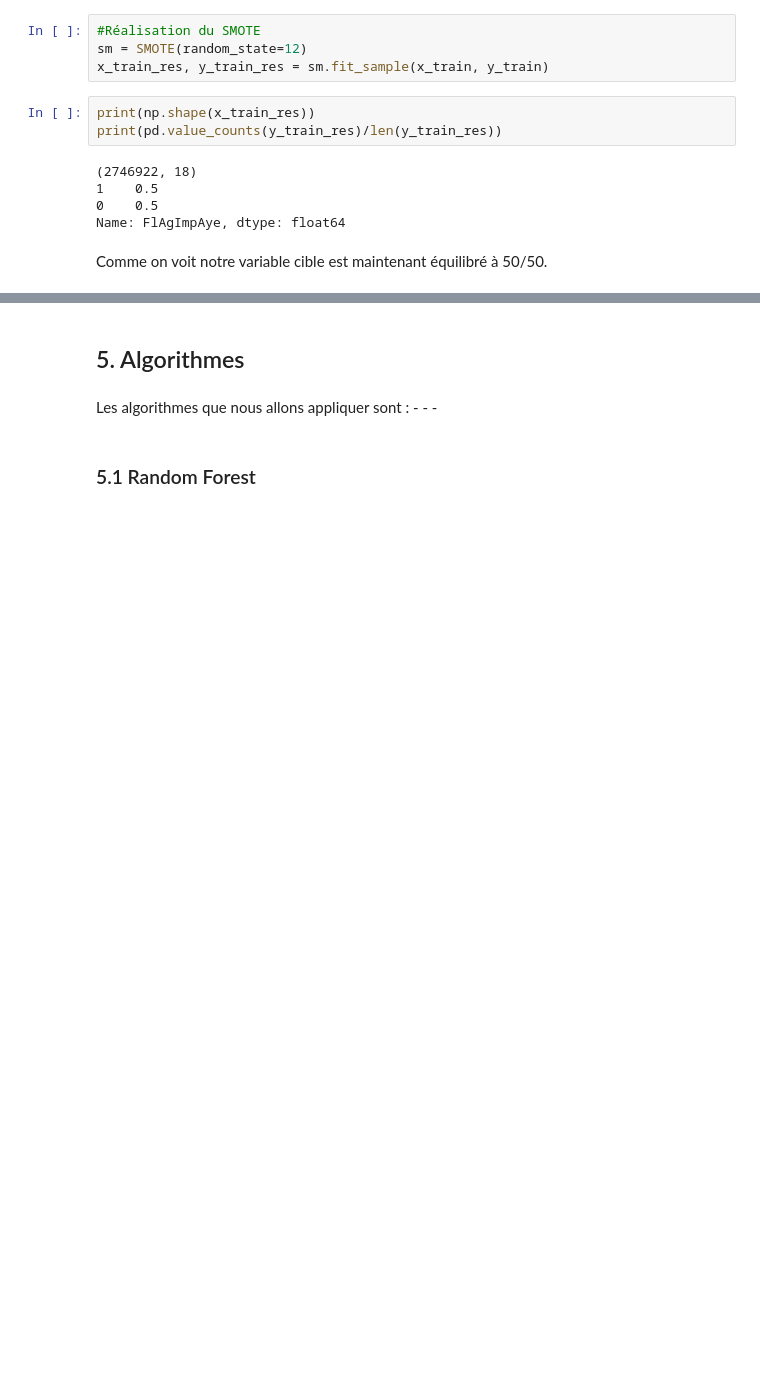
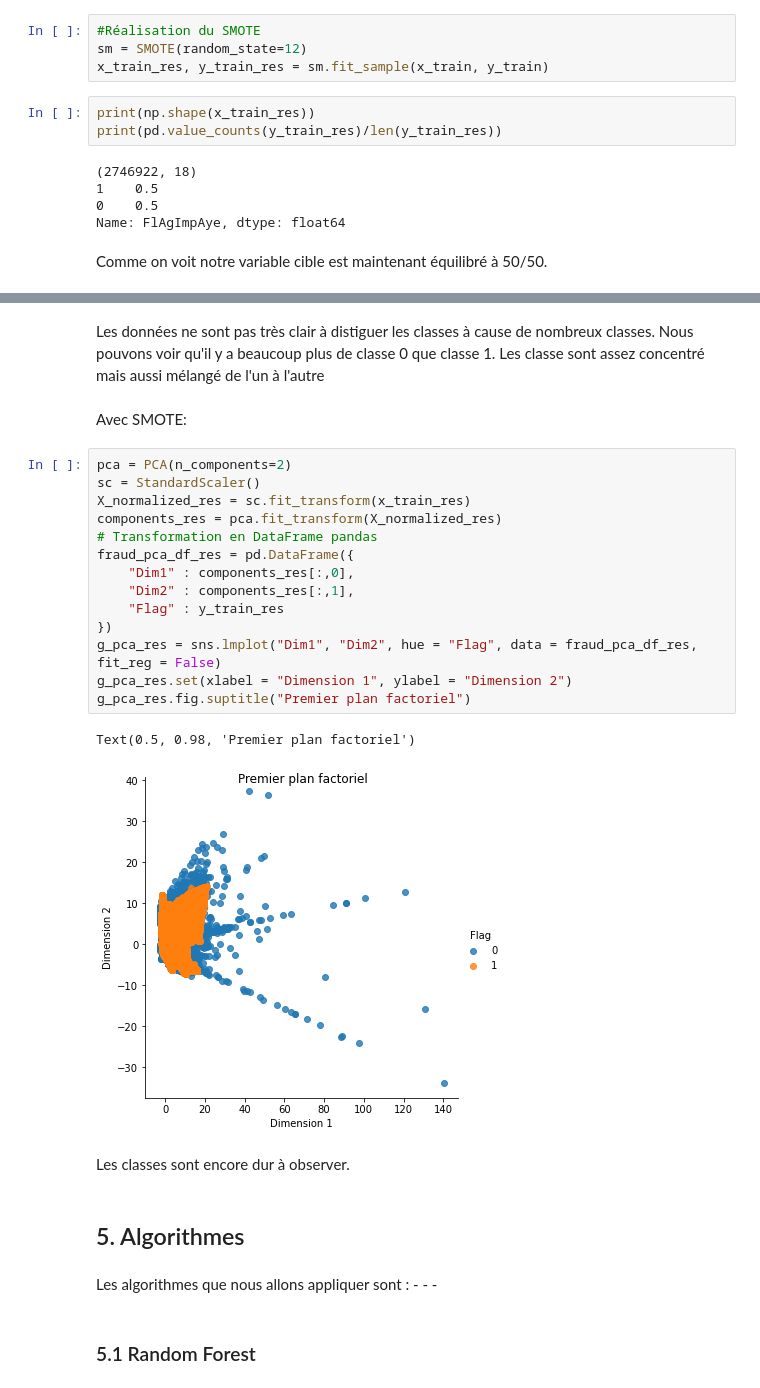
Before and after one commit to hoangkhanh2510/Fraud, a Jupyter notebook: BIG DATA.ipynb, the cells around one changed output, grey strips where cells are left out. Drawn from its saved outputs; the diff is of its cells as text; blank space fills up the shorter version.

```diff
--- a/BIG DATA.ipynb
+++ b/BIG DATA.ipynb
@@ -347,3 +391,26 @@ Comme on voit notre variable cible est maintenant équilibré à 50/50.
+# %% [markdown]
+Les données ne sont pas très clair à distiguer les classes à cause de nombreux classes. Nous pouvons voir qu'il y a beaucoup plus de classe 0 que classe 1. Les classe sont assez concentré mais aussi mélangé de l'un à l'autre
+# %% [markdown]
+Avec SMOTE:
+# %%
+pca = PCA(n_components=2)
+sc = StandardScaler()
+X_normalized_res = sc.fit_transform(x_train_res)
+components_res = pca.fit_transform(X_normalized_res)
+# Transformation en DataFrame pandas
+fraud_pca_df_res = pd.DataFrame({
+    "Dim1" : components_res[:,0],
+    "Dim2" : components_res[:,1],
+    "Flag" : y_train_res
+})
+g_pca_res = sns.lmplot("Dim1", "Dim2", hue = "Flag", data = fraud_pca_df_res, fit_reg = False)
+g_pca_res.set(xlabel = "Dimension 1", ylabel = "Dimension 2")
+g_pca_res.fig.suptitle("Premier plan factoriel")
+# %% [output]
+Text(0.5, 0.98, 'Premier plan factoriel')
+[figure, added]
+# %% [markdown]
+Les classes sont encore dur à observer.
 # %% [markdown]
 ## 5. Algorithmes
 # %% [markdown]
```
Also changed, not shown: parts of 20 cells of this notebook.
